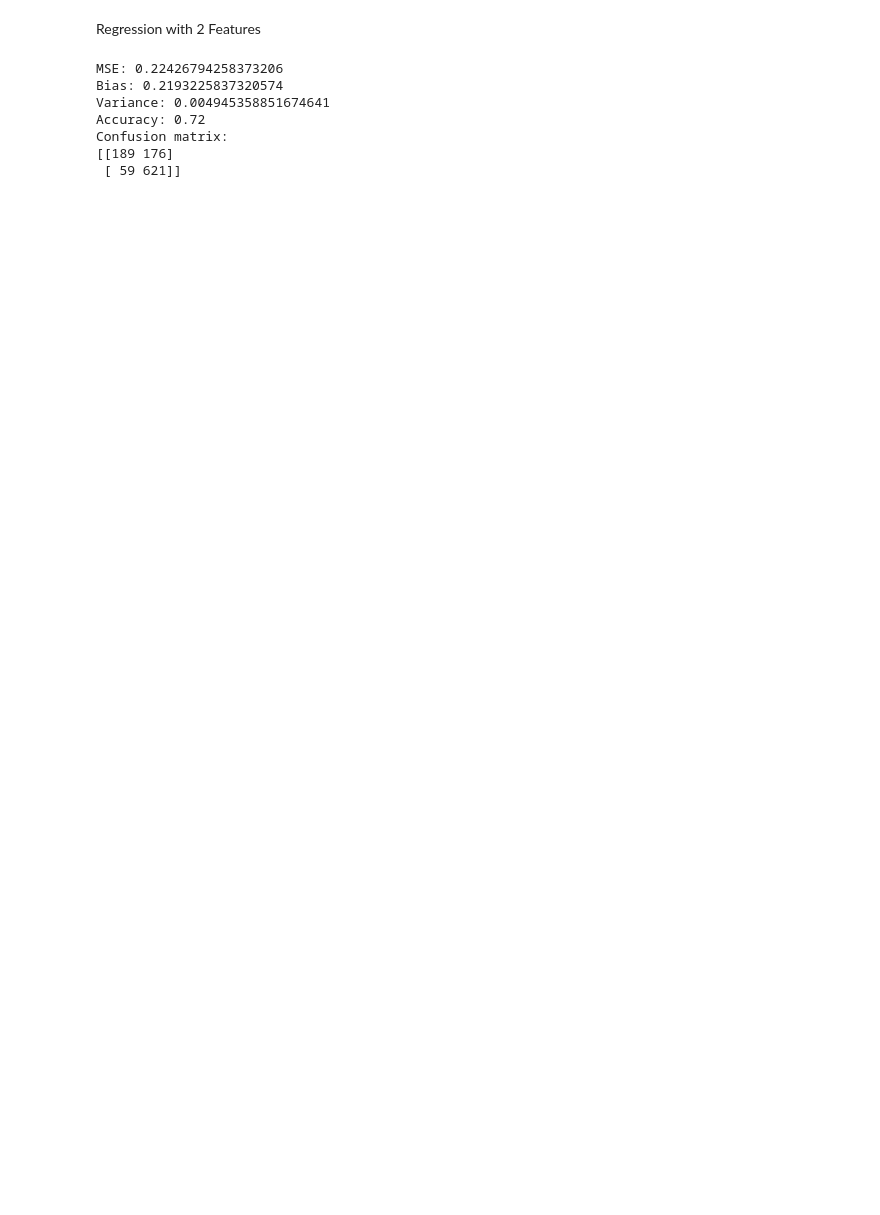
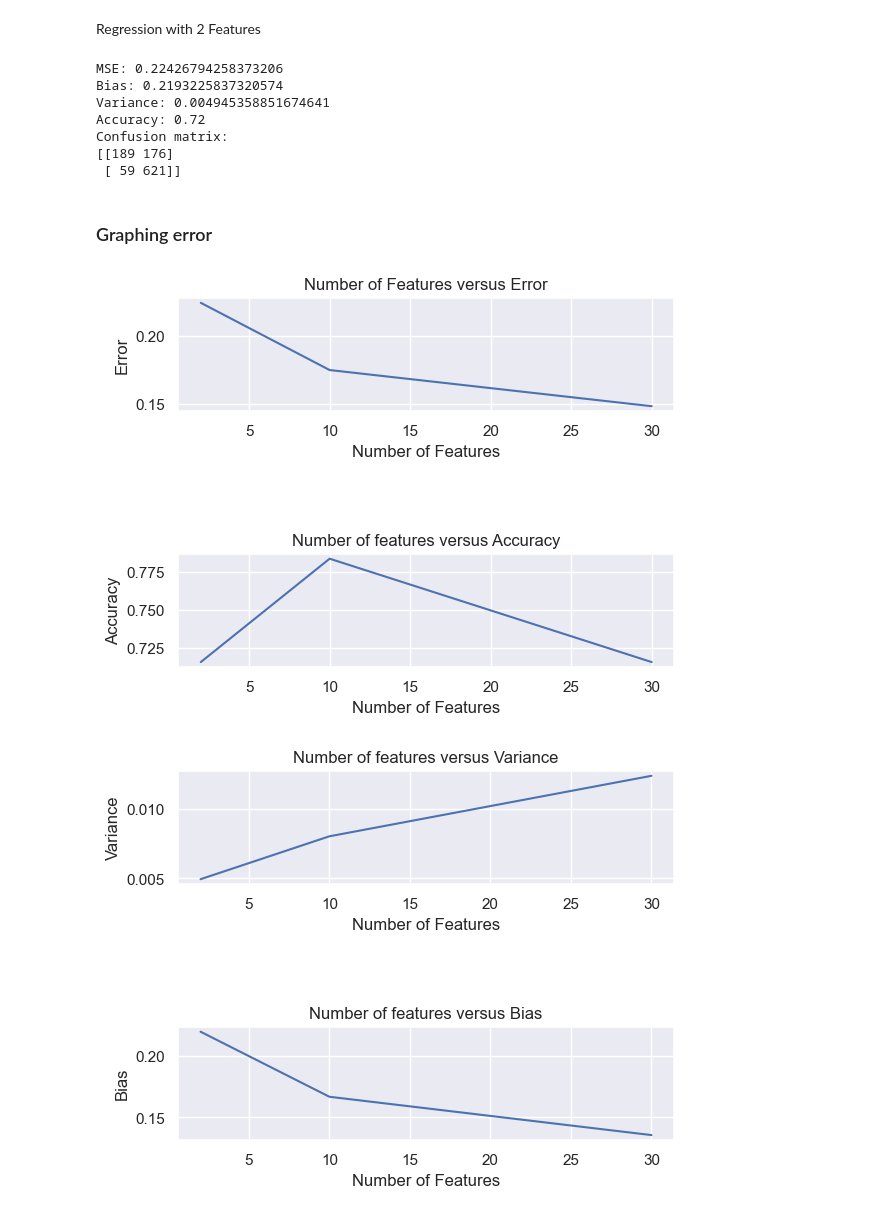
Before and after one commit to Alik-da-Geek/CS4641-Project, a Jupyter notebook: Project/Predicting_Sutdent_Success.ipynb, the cells around one changed output. Drawn from its saved outputs; the diff is of its cells as text; code cells hidden in the pictures; blank space fills up the shorter version.

```diff
--- a/Project/Predicting_Sutdent_Success.ipynb
+++ b/Project/Predicting_Sutdent_Success.ipynb
@@ -187,4 +187,9 @@ We used logistic regression to fit our data.
 # %%
+errorGraph = []
+accuracyGraph = []
+varianceGraph = []
+biasGraph = []
+
 pca_30 = decomposition.PCA(n_components=30)
 pca_30.fit(X_train)
 X_30 = pca_30.transform(X_train)
@@ -217,6 +222,11 @@ conf_matrix = confusion_matrix(y_test, y_pred)
 print(f"Accuracy: {accuracy:.2f}")
 print("Confusion matrix:")
 print(conf_matrix)
+
+errorGraph.append(mse)
+accuracyGraph.append(accuracy)
+varianceGraph.append(var)
+biasGraph.append(bias)
 # %% [output]
 MSE: 0.1481531100478469
 Bias: 0.13578569377990432
@@ -244,4 +254,9 @@ conf_matrix = confusion_matrix(y_test, y_pred)
 print(f"Accuracy: {accuracy:.2f}")
 print("Confusion matrix:")
 print(conf_matrix)
+
+errorGraph.append(mse)
+accuracyGraph.append(accuracy)
+varianceGraph.append(var)
+biasGraph.append(bias)
 # %% [output]
@@ -271,6 +286,11 @@ conf_matrix = confusion_matrix(y_test, y_pred)
 print(f"Accuracy: {accuracy:.2f}")
 print("Confusion matrix:")
 print(conf_matrix)
+
+errorGraph.append(mse)
+accuracyGraph.append(accuracy)
+varianceGraph.append(var)
+biasGraph.append(bias)
 # %% [output]
 MSE: 0.22426794258373206
 Bias: 0.2193225837320574
@@ -279,4 +299,36 @@ Accuracy: 0.72
 Confusion matrix:
 [[189 176]
  [ 59 621]]
+# %% [markdown]
+### Graphing error
+# %%
+indices = [30, 10, 2]
+fig, axs = plt.subplots(2)
+axs[0].plot(indices, errorGraph)
+axs[0].set_xlabel('Number of Features')
+axs[0].set_ylabel('Error')
+axs[0].set_title('Number of Features versus Error')
+
+axs[1].plot(indices, accuracyGraph)
+axs[1].set_xlabel('Number of Features')
+axs[1].set_ylabel('Accuracy')
+axs[1].set_title('Number of features versus Accuracy')
+fig.subplots_adjust(hspace=1.25)
+
+fig, axs = plt.subplots(2)
+axs[0].plot(indices, varianceGraph)
+axs[0].set_xlabel('Number of Features')
+axs[0].set_ylabel('Variance')
+axs[0].set_title('Number of features versus Variance')
+
+axs[1].plot(indices, biasGraph)
+axs[1].set_xlabel('Number of Features')
+axs[1].set_ylabel('Bias')
+axs[1].set_title('Number of features versus Bias')
+fig.subplots_adjust(hspace=1.25)
+
+plt.show()
+# %% [output]
+[figure, added]
+[figure, added]
 # %% [markdown]
```
Also changed, not shown: parts of 21 cells of this notebook.
